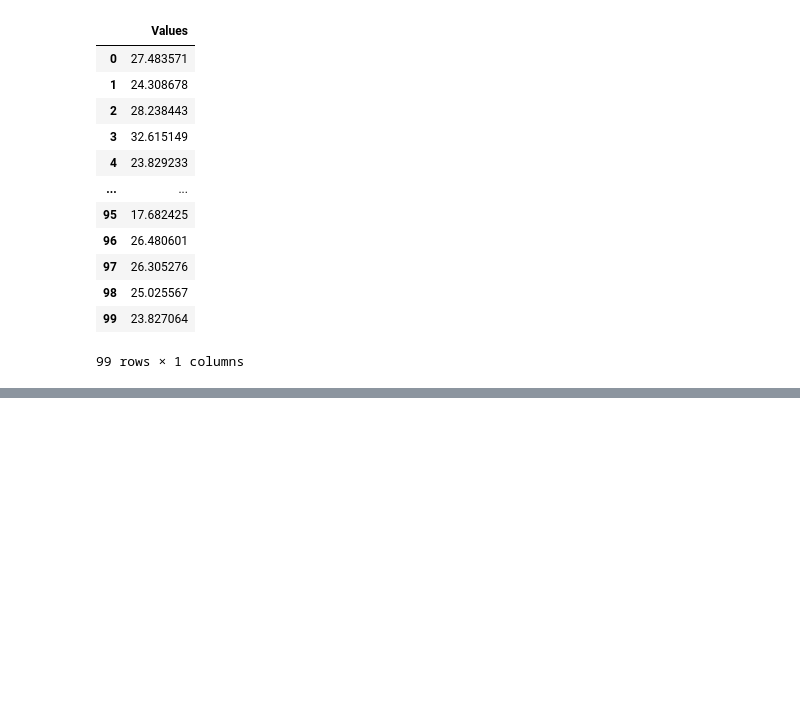
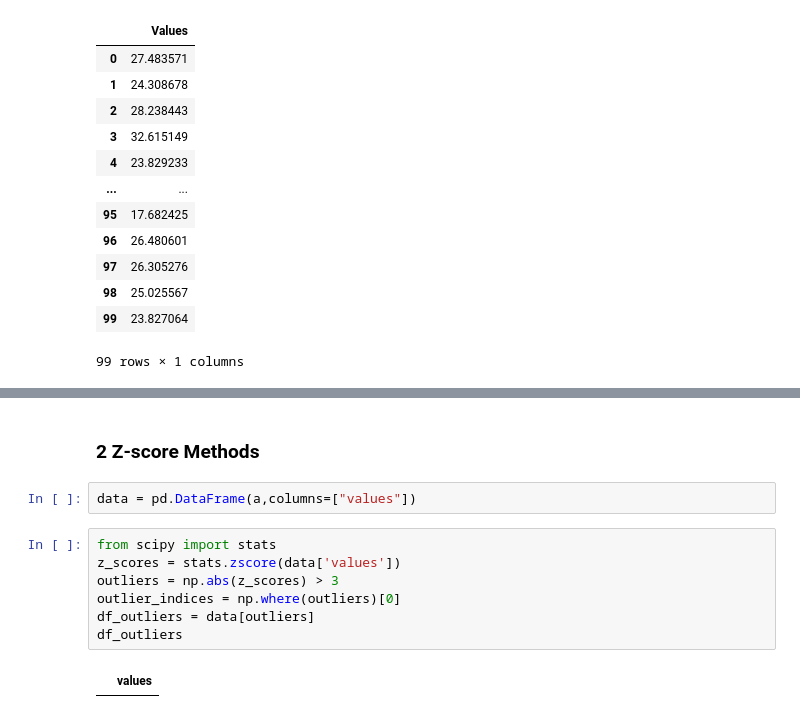
Before and after one commit to TimotheeNkwar/Data-Science-projects, a Jupyter notebook: Projetc 3 Outliers_detection/Outliers_detection.ipynb, the cells around one changed output, grey strips where cells are left out. Drawn from its saved outputs; the diff is of its cells as text; blank space fills up the shorter version.

```diff
--- a/Projetc 3 Outliers_detection/Outliers_detection.ipynb
+++ b/Projetc 3 Outliers_detection/Outliers_detection.ipynb
@@ -152,0 +165,13 @@ box = plt.boxplot(data_cleaned['Values'])
+# %% [markdown]
+### 2 Z-score Methods
+# %%
+data = pd.DataFrame(a,columns=["values"])
+# %%
+from scipy import stats
+z_scores = stats.zscore(data['values'])
+outliers = np.abs(z_scores) > 3
+outlier_indices = np.where(outliers)[0]
+df_outliers = data[outliers]
+df_outliers
+# %% [output]
+|  | values |
```
Also changed, not shown: parts of 7 cells of this notebook, 1 other file.
